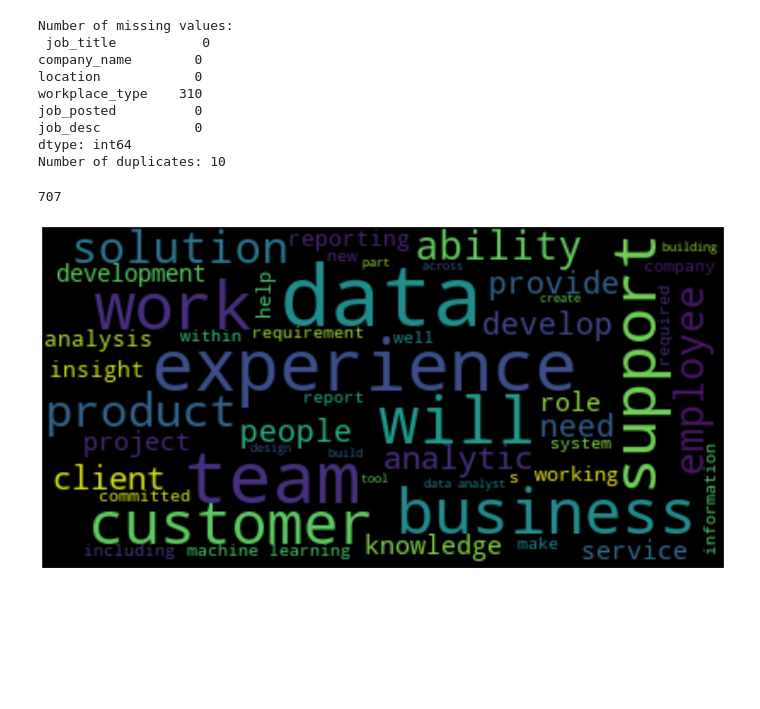
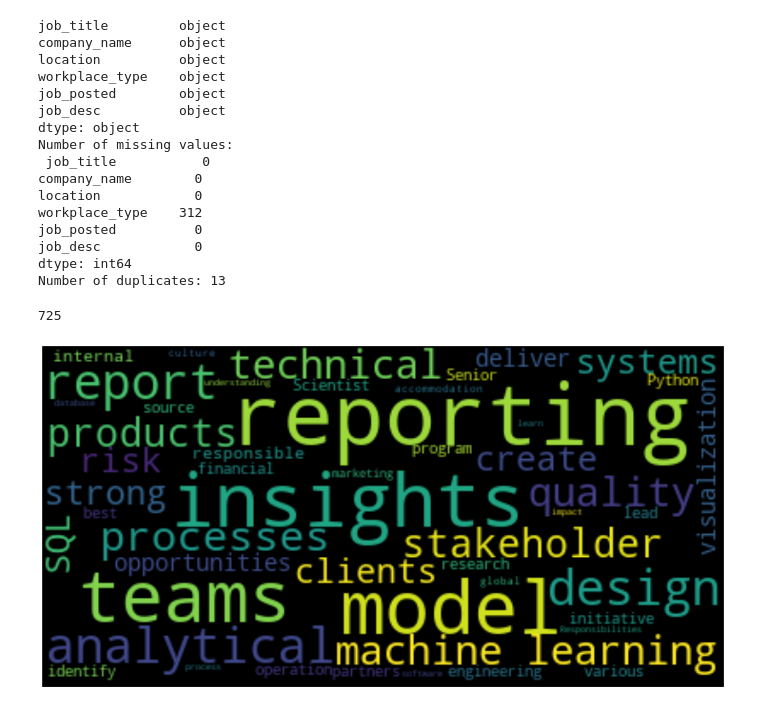
Before and after one commit to Ted0623/linkedin_proj, a Jupyter notebook: jobs_analysis.ipynb, the cells around one changed output. Drawn from its saved outputs; the diff is of its cells as text; code cells hidden in the pictures; blank space fills up the shorter version.

Commit message:
updated datasets and stopwords

```diff
--- a/jobs_analysis.ipynb
+++ b/jobs_analysis.ipynb
@@ -2,47 +2,65 @@
 import pandas as pd
 from wordcloud import WordCloud, STOPWORDS
 import matplotlib.pyplot as plt
-plt.rcParams['figure.figsize'] = [25, 15]
+plt.rcParams['figure.figsize'] = [20, 15]
 from collections import Counter
 import nltk
 from nltk.corpus import stopwords
 from collections import Counter
 import numpy as np
 # %%
-# Read the data and check for missing values and dupes:
-df = pd.read_csv('linkedin_jobs.csv')
-df=pd.DataFrame(df)
-df.drop('Unnamed: 0',axis=1,inplace=True)
-df['job_desc']=df['job_desc'].str.lower()
+# Read the data and do some preprocessing:
+df = pd.read_csv('raw.csv')
+df = df.replace('\n', ' ', regex=True)
+df.drop(df.columns[0], axis=1, inplace=True)
+df.rename(columns={'0':'job_title', '1':'company_name', '2':'location', '3':'workplace_type', '4':'job_posted', '5':'job_desc'}, inplace=True)
+df.job_desc = df.job_desc.apply(lambda x: x.replace(',', ''))
+df.to_csv('linkedin_jobs.csv')
+
+print(df.dtypes)
 print('Number of missing values:\n', df.isnull().sum())
 print('Number of duplicates:',df.duplicated().sum())
 len(df)
 # %% [output]
+job_title         object
+company_name      object
+location          object
+workplace_type    object
+job_posted        object
+job_desc          object
+dtype: object
 Number of missing values:
  job_title           0
 company_name        0
 location            0
-workplace_type    310
+workplace_type    312
 job_posted          0
 job_desc            0
 dtype: int64
-Number of duplicates: 10
+Number of duplicates: 13
-707
+725
 # %%
 # Stopwords:
 text = df.job_desc.values
 stopwords=set(STOPWORDS)
-stopwords.update(['data', 'team', 'solution', 'experience', 'service', 'develop', 'product'])
+stopwords.update(['data', 'team', 'solution', 'experience', 'service', 'develop', 'product', 're', 'support', 'will', 'client', 'development', 'employee',
+'experience', 'client', 'work', 'tool', 'required', 's', 'insight', 'role', 'customers', 'business', 'analyst', 'analytic', 'analysis', 'analytic', 'requirement'
+,'analytics', 'project', 'well', 'information', 'including', 'company', 'knowledge', 'year', 'requirements', 'canada', 'employees', 'people', 'partner',
+'committed', 'management', 'skill', 'grow','ability', 'help', 'need', 'environment', 'working', 'skills' ,'u', 'provide' , 'system', 'technology','projects',
+'solutions', 'years', 'tools', 'build', 'building', 'new', 'customer', 'et' ,'us', 'within', 'organization', 'career', 'meet', 'needs', 'value', 'quality'
+'products', 'services', 'world', 'etc', 'using', 'use', 'drive', 'make', 'one', 'related', 'ensure', 'understand', 'bring', 'part', 'relevant', 'member', 'looking'
+, 'join', 'across', 'll', 'application', 'performance', 'know', 'asset', 'job', 'based', 'result', 'platform', 'position', 'de', 'td', 'members', 'science', 'offer',
+'time', 'key', 'description', 'group'])
 
 # Create and generate a word cloud image:
-wordcloud = WordCloud(stopwords=STOPWORDS, max_font_size=50, max_words=50).generate(str(text))
+wordcloud = WordCloud(stopwords=stopwords, max_font_size=50, max_words=50).generate(str(text))
 
 # Display the generated image:
 plt.imshow(wordcloud, interpolation='bilinear')
 plt.axis("off")
 plt.show()
 # %% [output]
-[figure, old version]
+[figure, new version]
 # %%
 def sort_bar(dict):
     sort = sorted(dict.items(),key=lambda item:item[1], reverse=True)
```
Also changed, not shown: parts of 3 cells of this notebook, 2 other files.
